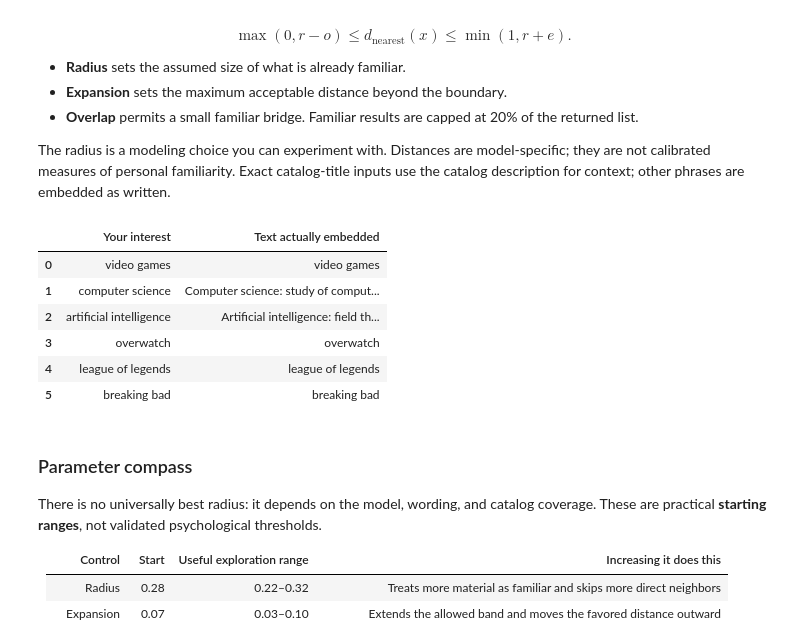
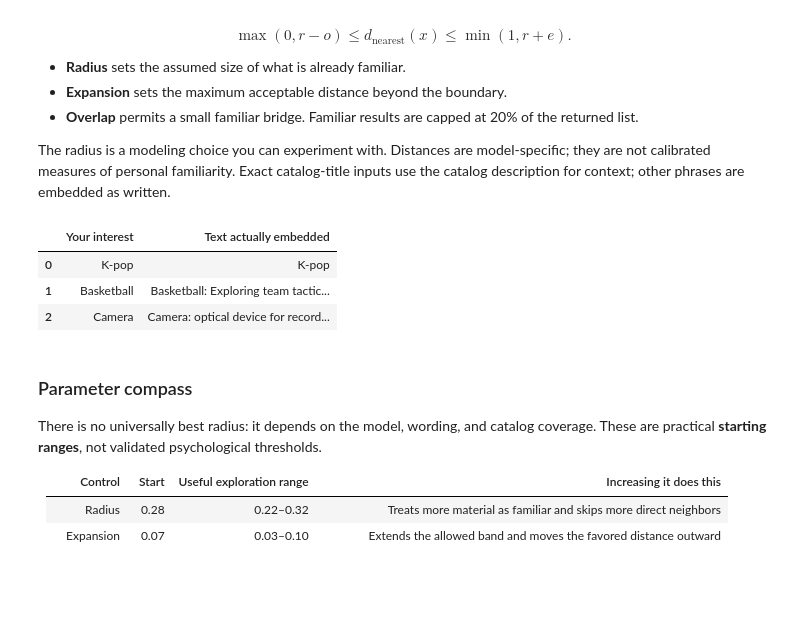
Before and after one commit to RoboticReaper/OtherWise, a Jupyter notebook: interest_explorer.ipynb, the cells around one changed output. Drawn from its saved outputs; the diff is of its cells as text; code cells hidden in the pictures; blank space fills up the shorter version.

```diff
--- a/interest_explorer.ipynb
+++ b/interest_explorer.ipynb
@@ -108,27 +107,24 @@ $$\max(0,r-o)\le d_{\mathrm{nearest}}(x)\le\min(1,r+e).$$
 The radius is a modeling choice you can experiment with. Distances are model-specific; they are not calibrated measures of personal familiarity. Exact catalog-title inputs use the catalog description for context; other phrases are embedded as written.
 # %%
 # Edit these values and rerun this cell and the cells below it.
-INTERESTS = ["video games", "computer science", "artificial intelligence", "overwatch", "league of legends", "breaking bad"]
+INTERESTS = ["K-pop", "Basketball", "Camera"]
 RADIUS = 0.3
 EXPANSION = 0.12
 OVERLAP = 0.01
 TOP_K = 10
 DIVERSITY = 0.3
 RANDOMNESS = 0.03
 SEED = 42
 
 interests = parse_interests(INTERESTS)
 seed_texts = interest_texts(interests, topics)
 interest_vectors = model.encode(seed_texts, normalize_embeddings=True, show_progress_bar=False)
 display(pd.DataFrame({"Your interest": interests, "Text actually embedded": seed_texts}))
 # %% [output]
 |  | Your interest | Text actually embedded |
-| 0 | video games | video games |
-| 1 | computer science | Computer science: study of comput... |
-| 2 | artificial intelligence | Artificial intelligence: field th... |
-| 3 | overwatch | overwatch |
-| 4 | league of legends | league of legends |
-| 5 | breaking bad | breaking bad |
+| 0 | K-pop | K-pop |
+| 1 | Basketball | Basketball: Exploring team tactic... |
+| 2 | Camera | Camera: optical device for record... |
 # %% [markdown]
 ### Parameter compass
 
```
Also changed, not shown: parts of 11 cells of this notebook.
